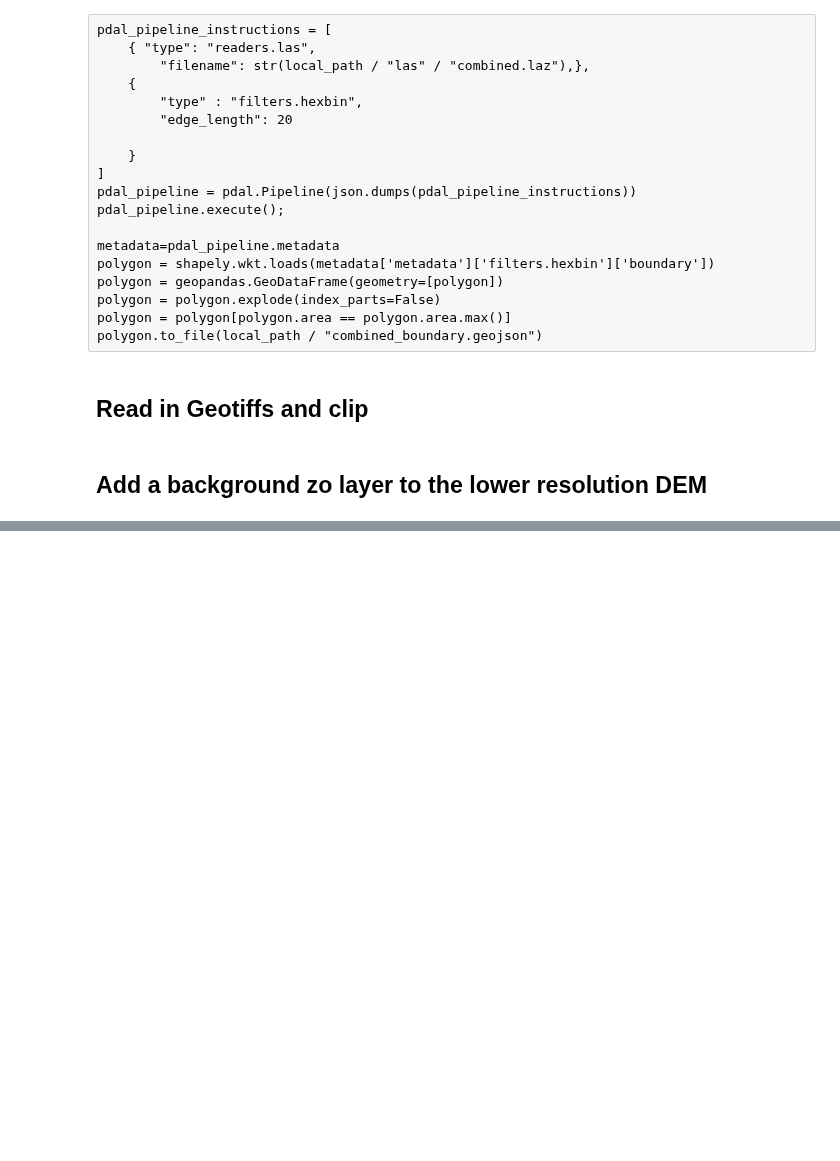
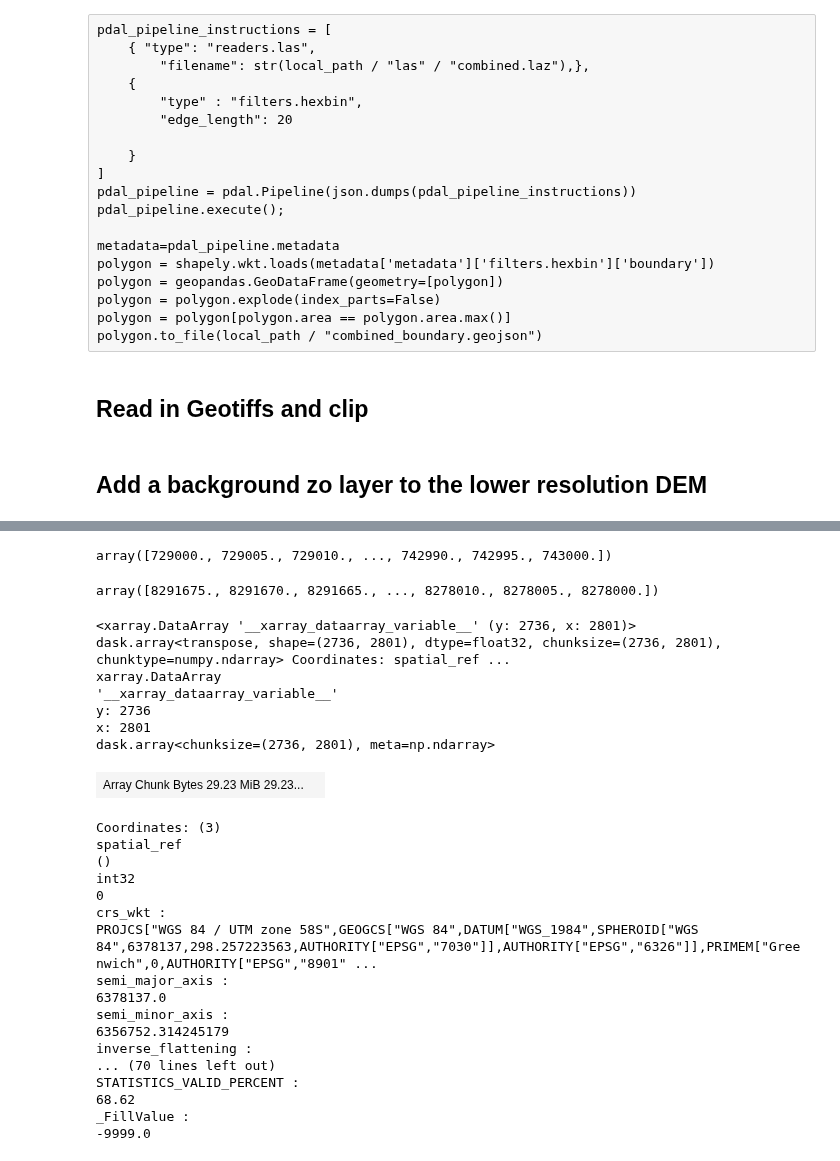
Before and after one commit to rosepearson/Hydrologic-DEMs-scripts, a Jupyter notebook: jupyter_notebooks/dem_generation/gns23201.ipynb, the cells around one changed output, grey strips where cells are left out. Saved outputs shown, nothing was run; the diff lists cells and outputs as text; code cells hidden in the pictures; blank space fills up the shorter version.

```diff
--- a/jupyter_notebooks/dem_generation/gns23201.ipynb
+++ b/jupyter_notebooks/dem_generation/gns23201.ipynb
@@ -227,0 +270,3 @@ zo.to_netcdf(local_path / "5m_zo_espiritu.nc", format="NETCDF4", engine="netcdf4
+# %%
+zo_5m = rioxarray.open_rasterio(local_path / "5m_zo_float32.nc", chunks=True).squeeze("band", drop=True)
+zo_1m = rioxarray.open_rasterio(local_path / "1m_zo_float_32.nc", chunks=True).squeeze("band", drop=True)
@@ -227,0 +275,38 @@ zo.to_netcdf(local_path / "5m_zo_espiritu.nc", format="NETCDF4", engine="netcdf4
+# %%
+numpy.arange(zo_1m.x.data[0], zo_1m.x.data[-1] + 5, 5)
+# %% [output]
+array([729000., 729005., 729010., ..., 742990., 742995., 743000.])
+# %%
+numpy.arange(zo_1m.y.data[0], zo_1m.y.data[-1] - 5, -5)
+# %% [output]
+array([8291675., 8291670., 8291665., ..., 8278010., 8278005., 8278000.])
+# %%
+zo_1m_to_5m=zo_1m.interp(x=numpy.arange(zo_1m.x.data[0], zo_1m.x.data[-1] + 5, 5),
+                         y=numpy.arange(zo_1m.y.data[0], zo_1m.y.data[-1] - 5, -5))
+# %%
+zo_1m_to_5m
+# %% [output]
+<xarray.DataArray '__xarray_dataarray_variable__' (y: 2736, x: 2801)> dask.array<transpose, shape=(2736, 2801), dtype=float32, chunksize=(2736, 2801), chunktype=numpy.ndarray> Coordinates: spatial_ref ...
+xarray.DataArray
+'__xarray_dataarray_variable__'
+y: 2736
+x: 2801
+dask.array<chunksize=(2736, 2801), meta=np.ndarray>
+| Array Chunk Bytes 29.23 MiB 29.23... |  |
+Coordinates: (3)
+spatial_ref
+()
+int32
+0
+crs_wkt :
+PROJCS["WGS 84 / UTM zone 58S",GEOGCS["WGS 84",DATUM["WGS_1984",SPHEROID["WGS 84",6378137,298.257223563,AUTHORITY["EPSG","7030"]],AUTHORITY["EPSG","6326"]],PRIMEM["Greenwich",0,AUTHORITY["EPSG","8901" ...
+semi_major_axis :
+6378137.0
+semi_minor_axis :
+6356752.314245179
+inverse_flattening :
+... (70 lines left out)
+STATISTICS_VALID_PERCENT :
+68.62
+_FillValue :
+-9999.0
```
Also changed, not shown: parts of 17 cells of this notebook.
